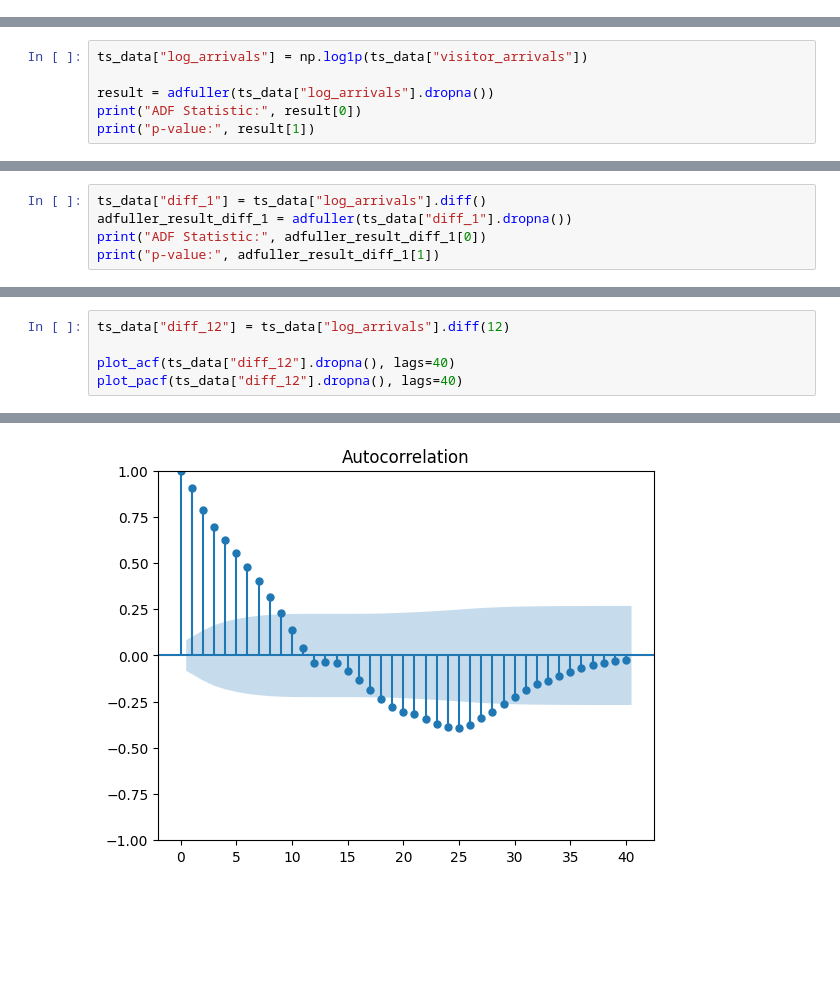
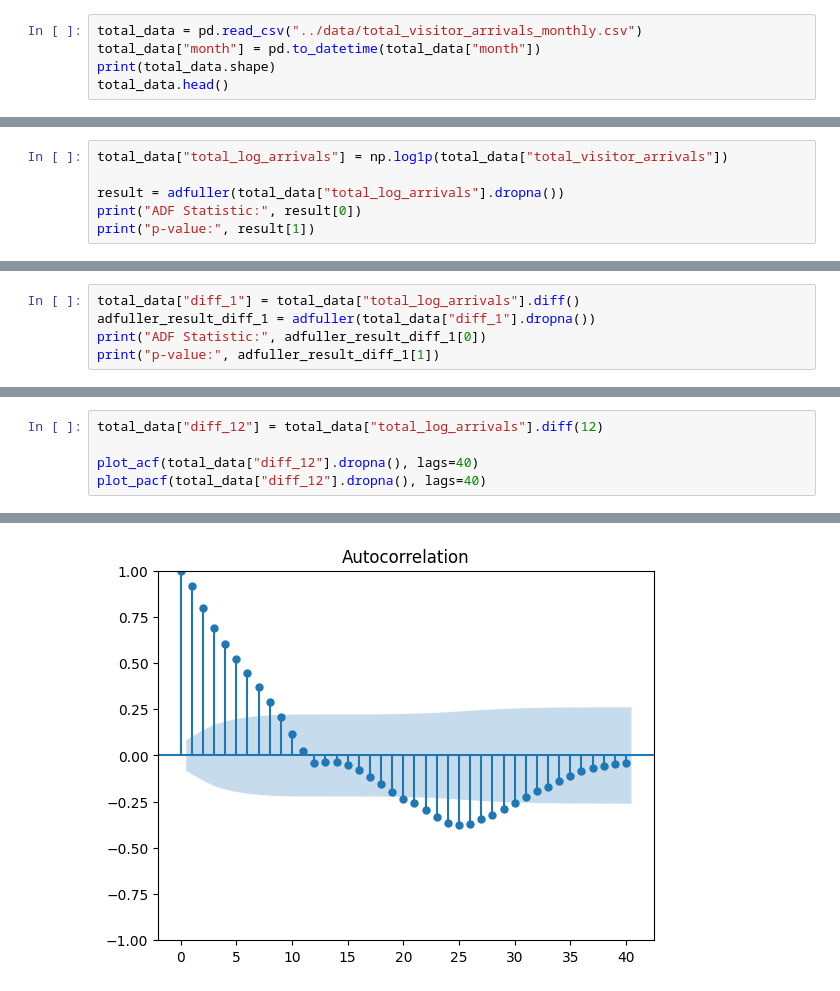
Before and after one commit to Lhanxi/IS3107-tourism-crowd-pipeline, a Jupyter notebook: notebooks/time_series_analysis.ipynb, the cells around one changed output, grey strips where cells are left out. Cells and saved outputs as stored; diff of their text form; blank space fills up the shorter version.

```diff
--- a/notebooks/time_series_analysis.ipynb
+++ b/notebooks/time_series_analysis.ipynb
@@ -43,0 +32,5 @@ data.head()
+# %%
+total_data = pd.read_csv("../data/total_visitor_arrivals_monthly.csv")
+total_data["month"] = pd.to_datetime(total_data["month"])
+print(total_data.shape)
+total_data.head()
@@ -61,7 +54,7 @@ plt.show()
 # %%
-ts_data["log_arrivals"] = np.log1p(ts_data["visitor_arrivals"])
+total_data["total_log_arrivals"] = np.log1p(total_data["total_visitor_arrivals"])
 
-result = adfuller(ts_data["log_arrivals"].dropna())
+result = adfuller(total_data["total_log_arrivals"].dropna())
 print("ADF Statistic:", result[0])
 print("p-value:", result[1])
 # %% [output]
@@ -70,6 +63,6 @@ p-value: 5.744793185910805e-05
 # %%
-ts_data["diff_1"] = ts_data["log_arrivals"].diff()
-adfuller_result_diff_1 = adfuller(ts_data["diff_1"].dropna())
+total_data["diff_1"] = total_data["total_log_arrivals"].diff()
+adfuller_result_diff_1 = adfuller(total_data["diff_1"].dropna())
 print("ADF Statistic:", adfuller_result_diff_1[0])
 print("p-value:", adfuller_result_diff_1[1])
 # %% [output]
@@ -78,6 +71,6 @@ p-value: 1.6302431151577285e-07
 # %%
-ts_data["diff_12"] = ts_data["log_arrivals"].diff(12)
+total_data["diff_12"] = total_data["total_log_arrivals"].diff(12)
 
-plot_acf(ts_data["diff_12"].dropna(), lags=40)
-plot_pacf(ts_data["diff_12"].dropna(), lags=40)
+plot_acf(total_data["diff_12"].dropna(), lags=40)
+plot_pacf(total_data["diff_12"].dropna(), lags=40)
 # %% [output]
@@ -85 +78 @@ plot_pacf(ts_data["diff_12"].dropna(), lags=40)
-[figure, old version]
+[figure, new version]
```
Also changed, not shown: parts of 25 cells of this notebook.
